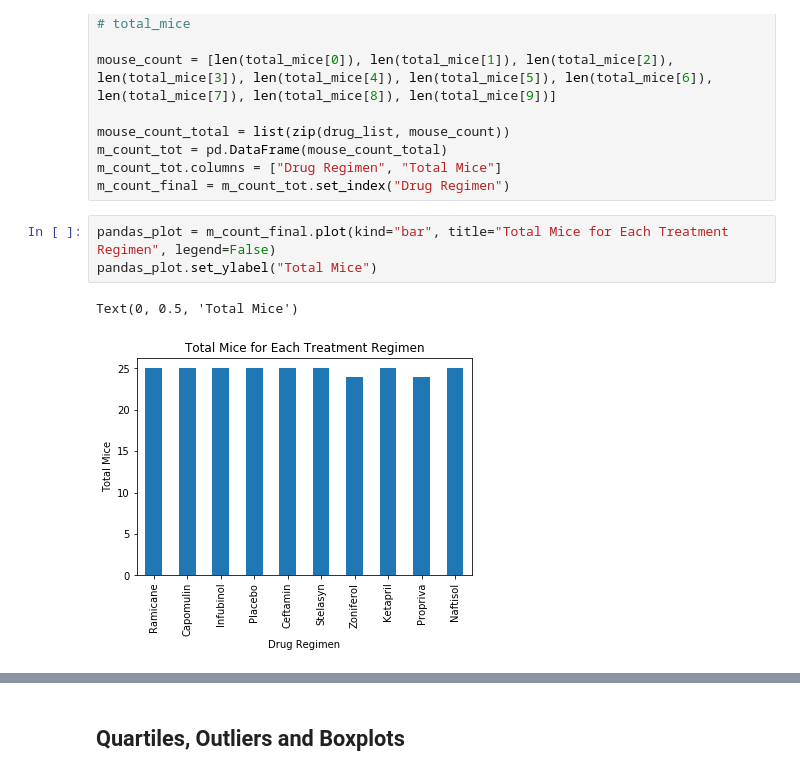
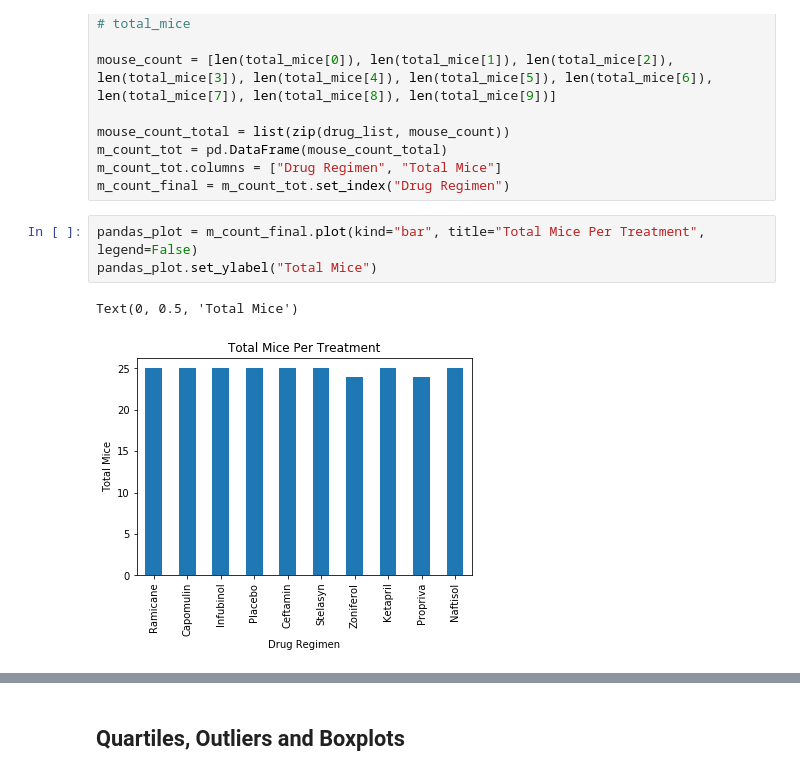
Before and after one commit to msckat11/matplotlib-challenge, a Jupyter notebook: pymaceuticals_starter.ipynb, the cells around one changed output, grey strips where cells are left out. Cells and saved outputs as stored; diff of their text form.

Commit message:
done through pie charts

```diff
--- a/pymaceuticals_starter.ipynb
+++ b/pymaceuticals_starter.ipynb
@@ -196,10 +182,10 @@ m_count_tot = pd.DataFrame(mouse_count_total)
 m_count_tot.columns = ["Drug Regimen", "Total Mice"]
 m_count_final = m_count_tot.set_index("Drug Regimen")
 # %%
-pandas_plot = m_count_final.plot(kind="bar", title="Total Mice for Each Treatment Regimen", legend=False)
+pandas_plot = m_count_final.plot(kind="bar", title="Total Mice Per Treatment", legend=False)
 pandas_plot.set_ylabel("Total Mice")
 # %% [output]
 Text(0, 0.5, 'Total Mice')
-[figure, old version]
+[figure, new version]
 # %%
 # Generate a bar plot showing the total number of mice for each treatment throughout the course of the study using pyplot.
```
Also changed, not shown: parts of 7 cells of this notebook.
